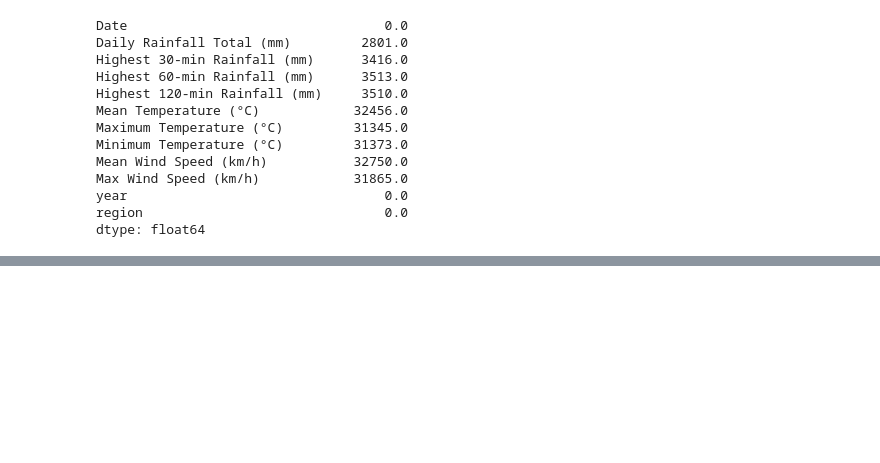
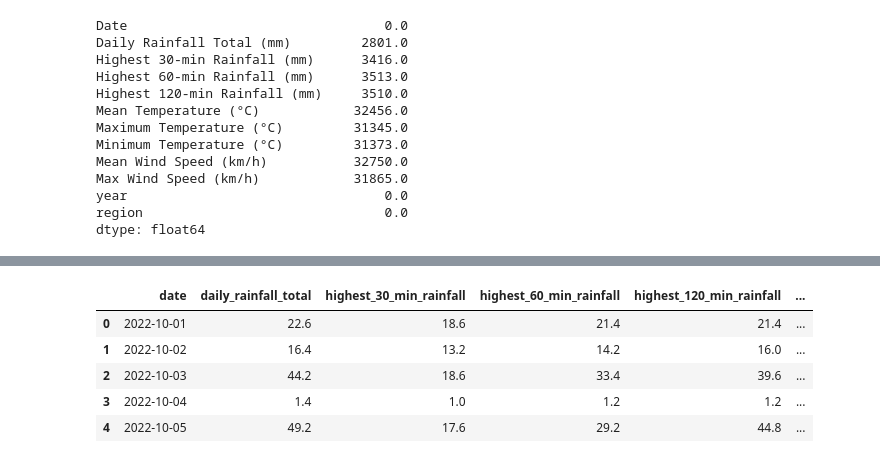
Before and after one commit to kyzeong/Singapore-Dengue-Case-Prediction, a Jupyter notebook: Code/Data Cleaning.ipynb, the cells around one changed output, grey strips where cells are left out. Drawn from its saved outputs; the diff is of its cells as text; code cells hidden in the pictures; blank space fills up the shorter version.

```diff
--- a/Code/Data Cleaning.ipynb
+++ b/Code/Data Cleaning.ipynb
@@ -186,0 +187,21 @@ ValueError: could not convert string to float: '-'
+# %%
+# change column name by replacing ' (°C)' with ''
+weather.columns = weather.columns.str.replace(' (°C)', '', regex=False)
+# %%
+# change column name by replacing ' (km/h)' with ''
+weather.columns = weather.columns.str.replace(' (km/h)', '', regex=False)
+# %%
+# change column name by replacing '-' with '_'
+weather.columns = weather.columns.str.replace('-', '_', regex=False)
+# %%
+# change column name to lowercase and replace ' ' with '_'
+weather.columns = weather.columns.str.replace(' ', '_', regex=False).str.lower()
+# %%
+weather.head()
+# %% [output]
+|  | date | daily_rainfall_total | highest_30_min_rainfall | highest_60_min_rainfall | highest_120_min_rainfall | ... |
+| 0 | 2022-10-01 | 22.6 | 18.6 | 21.4 | 21.4 | ... |
+| 1 | 2022-10-02 | 16.4 | 13.2 | 14.2 | 16.0 | ... |
+| 2 | 2022-10-03 | 44.2 | 18.6 | 33.4 | 39.6 | ... |
+| 3 | 2022-10-04 | 1.4 | 1.0 | 1.2 | 1.2 | ... |
+| 4 | 2022-10-05 | 49.2 | 17.6 | 29.2 | 44.8 | ... |
```
Also changed, not shown: parts of 12 cells of this notebook.
